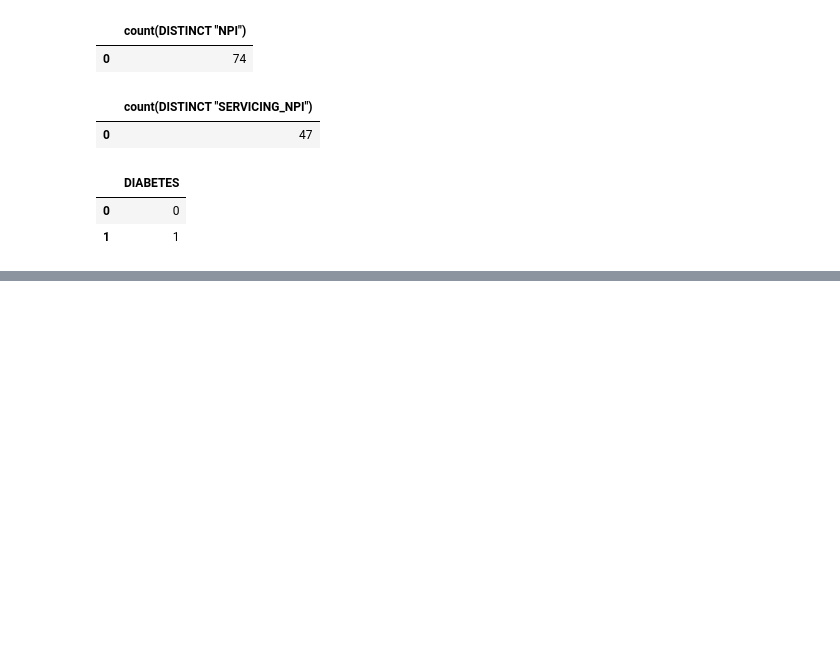
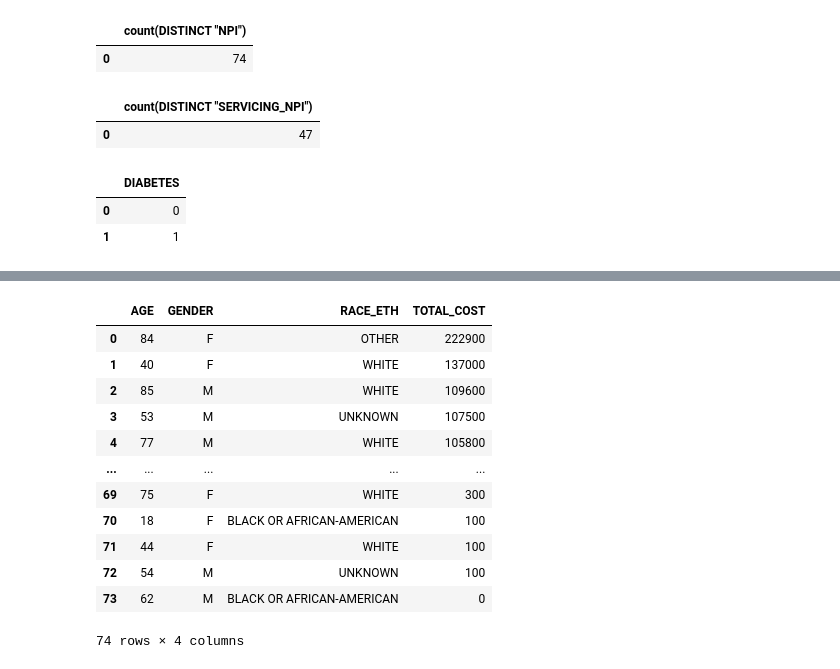
Before and after one commit to ygrepo/mt_sinai_take_home, a Jupyter notebook: Data_Sampling/analysis.ipynb, the cells around one changed output, grey strips where cells are left out. Saved outputs shown, nothing was run; the diff lists cells and outputs as text; code cells hidden in the pictures; blank space fills up the shorter version.

```diff
--- a/Data_Sampling/analysis.ipynb
+++ b/Data_Sampling/analysis.ipynb
@@ -348,0 +518,29 @@ df.to_csv("Z_CS_MBR_ELIG_pandas.csv", index=False)
+# %%
+%%sql SELECT
+  CS_MBR_TMP.age,
+  CS_MBR_TMP.gender,
+  CS_MBR_TMP.race_eth,
+  SUM(CLAIM_HDR.TCC_PAID) AS TOTAL_COST
+FROM
+  CLAIM_HDR
+  JOIN CS_MBR_TMP ON CLAIM_HDR.MEMBER_ID = CS_MBR_TMP.MEMBER_ID
+GROUP BY
+  CS_MBR_TMP.age,
+  CS_MBR_TMP.gender,
+  CS_MBR_TMP.race_eth,
+ORDER BY
+  TOTAL_COST DESC, AGE;
+# %% [output]
+|  | AGE | GENDER | RACE_ETH | TOTAL_COST |
+| 0 | 84 | F | OTHER | 222900 |
+| 1 | 40 | F | WHITE | 137000 |
+| 2 | 85 | M | WHITE | 109600 |
+| 3 | 53 | M | UNKNOWN | 107500 |
+| 4 | 77 | M | WHITE | 105800 |
+| ... | ... | ... | ... | ... |
+| 69 | 75 | F | WHITE | 300 |
+| 70 | 18 | F | BLACK OR AFRICAN-AMERICAN | 100 |
+| 71 | 44 | F | WHITE | 100 |
+| 72 | 54 | M | UNKNOWN | 100 |
+| 73 | 62 | M | BLACK OR AFRICAN-AMERICAN | 0 |
+74 rows × 4 columns
```
Also changed, not shown: parts of 18 cells of this notebook.
